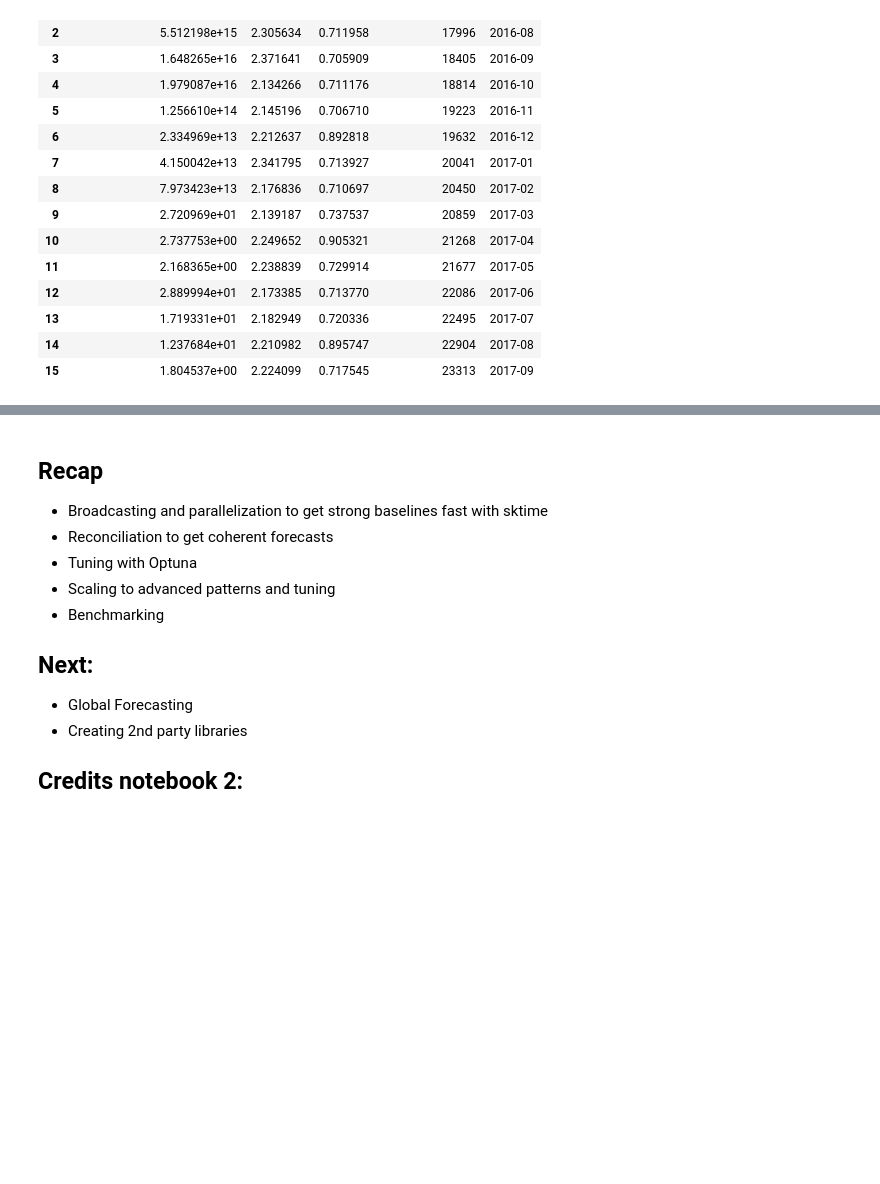
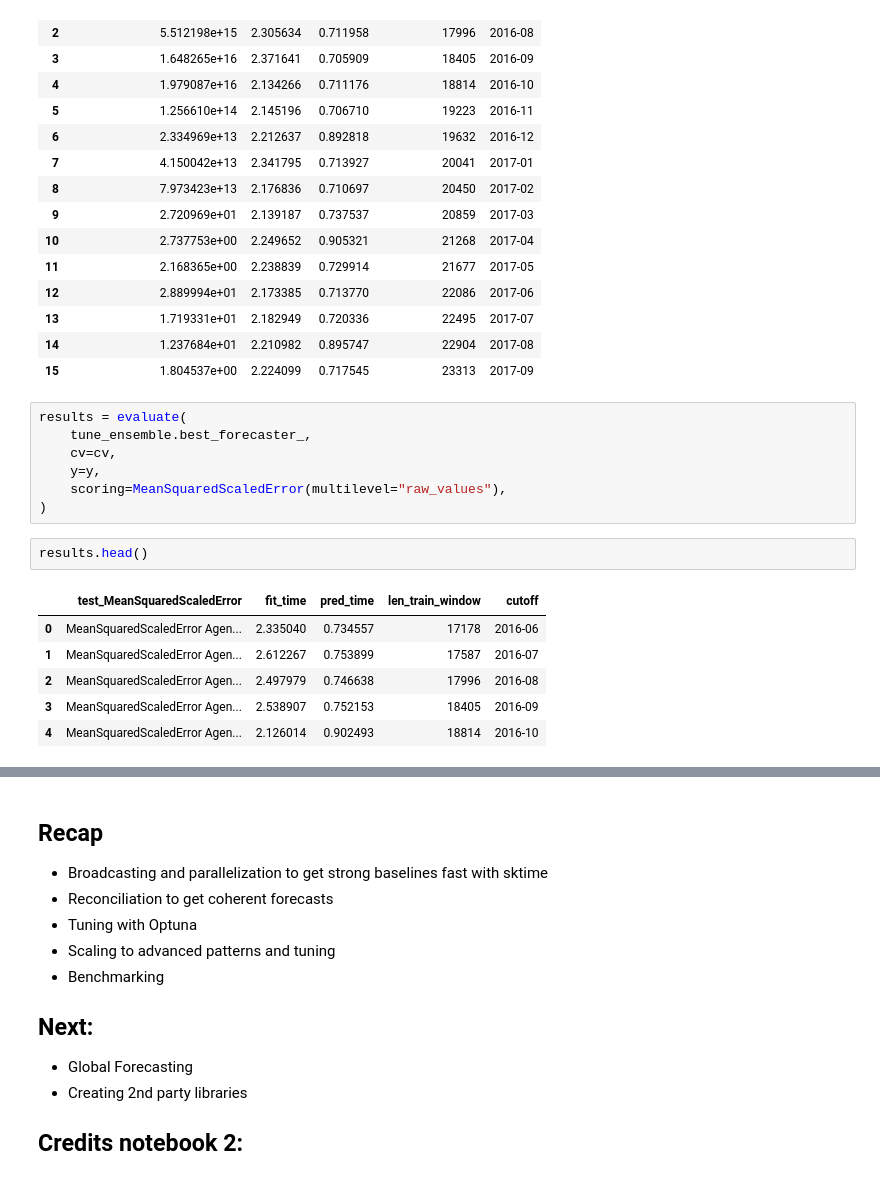
Before and after one commit to sktime/sktime-tutorial-euroscipy2024, a Jupyter notebook: notebooks/02_hierarchical_forecasting.ipynb, the cells around one changed output, grey strips where cells are left out. Drawn from its saved outputs; the diff is of its cells as text; blank space fills up the shorter version.

```diff
--- a/notebooks/02_hierarchical_forecasting.ipynb
+++ b/notebooks/02_hierarchical_forecasting.ipynb
@@ -674,3 +674,19 @@ results
 | 13 | 1.719331e+01 | 2.182949 | 0.720336 | 22495 | 2017-07 |
 | 14 | 1.237684e+01 | 2.210982 | 0.895747 | 22904 | 2017-08 |
 | 15 | 1.804537e+00 | 2.224099 | 0.717545 | 23313 | 2017-09 |
+# %%
+results = evaluate(
+    tune_ensemble.best_forecaster_,
+    cv=cv,
+    y=y,
+    scoring=MeanSquaredScaledError(multilevel="raw_values"),
+)
+# %%
+results.head()
+# %% [output]
+|  | test_MeanSquaredScaledError | fit_time | pred_time | len_train_window | cutoff |
+| 0 | MeanSquaredScaledError Agen... | 2.335040 | 0.734557 | 17178 | 2016-06 |
+| 1 | MeanSquaredScaledError Agen... | 2.612267 | 0.753899 | 17587 | 2016-07 |
+| 2 | MeanSquaredScaledError Agen... | 2.497979 | 0.746638 | 17996 | 2016-08 |
+| 3 | MeanSquaredScaledError Agen... | 2.538907 | 0.752153 | 18405 | 2016-09 |
+| 4 | MeanSquaredScaledError Agen... | 2.126014 | 0.902493 | 18814 | 2016-10 |
```
Also changed, not shown: parts of 3 cells of this notebook.
